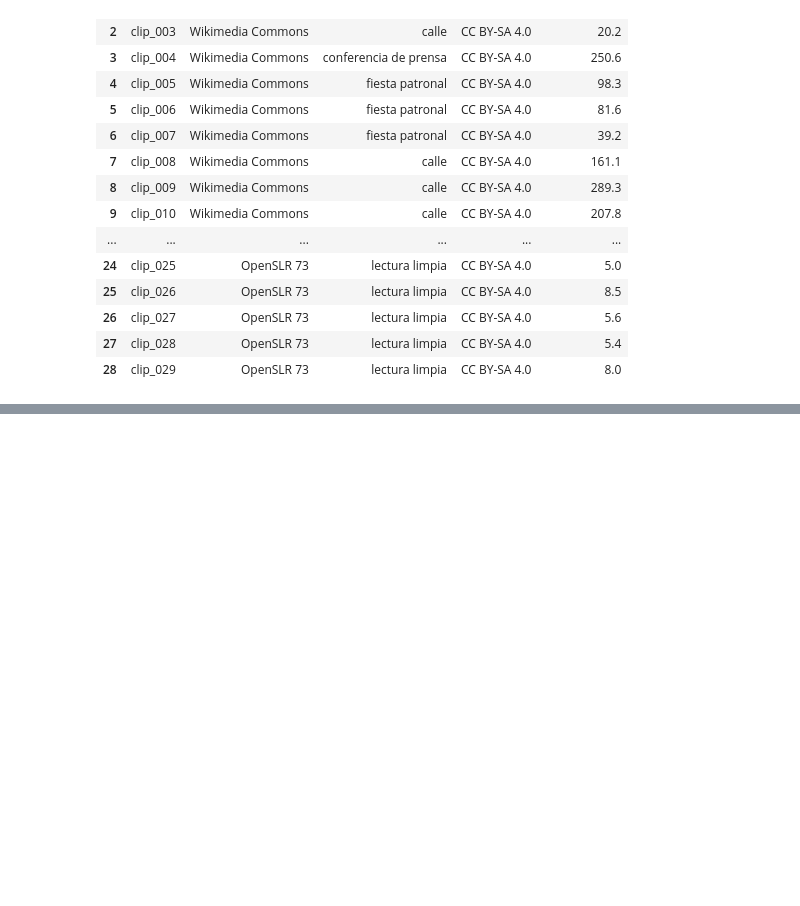
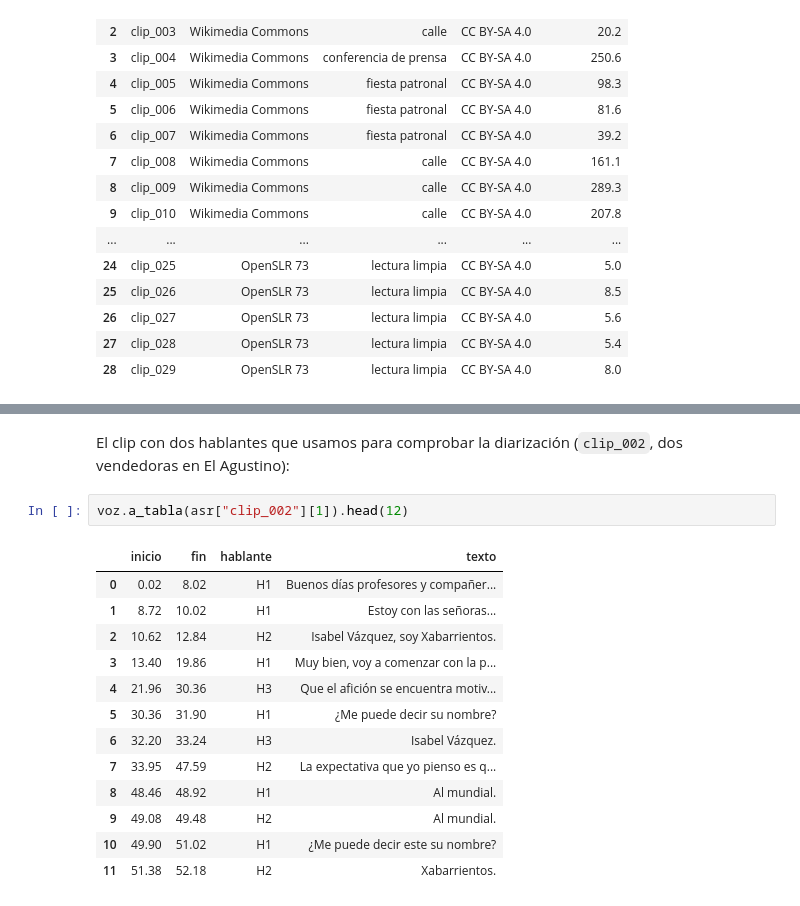
Before and after one commit to isabellaach/python-qlab, a Jupyter notebook: tarea_2/01_extraccion.ipynb, the cells around one changed output, grey strips where cells are left out. Cells and saved outputs as stored; diff of their text form; blank space fills up the shorter version.

Commit message:
asr: 29 clips con faster-whisper turbo, VAD y diarización; 1 descarte
Co-Authored-By: Claude Opus 5.5 <noreply@anthropic.com>

```diff
--- a/tarea_2/01_extraccion.ipynb
+++ b/tarea_2/01_extraccion.ipynb
@@ -513,0 +662,18 @@ Wikimedia Commons     23     52.4
+# %% [markdown]
+El clip con dos hablantes que usamos para comprobar la diarización (`clip_002`, dos vendedoras en El Agustino):
+# %%
+voz.a_tabla(asr["clip_002"][1]).head(12)
+# %% [output]
+|  | inicio | fin | hablante | texto |
+| 0 | 0.02 | 8.02 | H1 | Buenos días profesores y compañer... |
+| 1 | 8.72 | 10.02 | H1 | Estoy con las señoras... |
+| 2 | 10.62 | 12.84 | H2 | Isabel Vázquez, soy Xabarrientos. |
+| 3 | 13.40 | 19.86 | H1 | Muy bien, voy a comenzar con la p... |
+| 4 | 21.96 | 30.36 | H3 | Que el afición se encuentra motiv... |
+| 5 | 30.36 | 31.90 | H1 | ¿Me puede decir su nombre? |
+| 6 | 32.20 | 33.24 | H3 | Isabel Vázquez. |
+| 7 | 33.95 | 47.59 | H2 | La expectativa que yo pienso es q... |
+| 8 | 48.46 | 48.92 | H1 | Al mundial. |
+| 9 | 49.08 | 49.48 | H2 | Al mundial. |
+| 10 | 49.90 | 51.02 | H1 | ¿Me puede decir este su nombre? |
+| 11 | 51.38 | 52.18 | H2 | Xabarrientos. |
```
Also changed, not shown: parts of 3 cells of this notebook.
